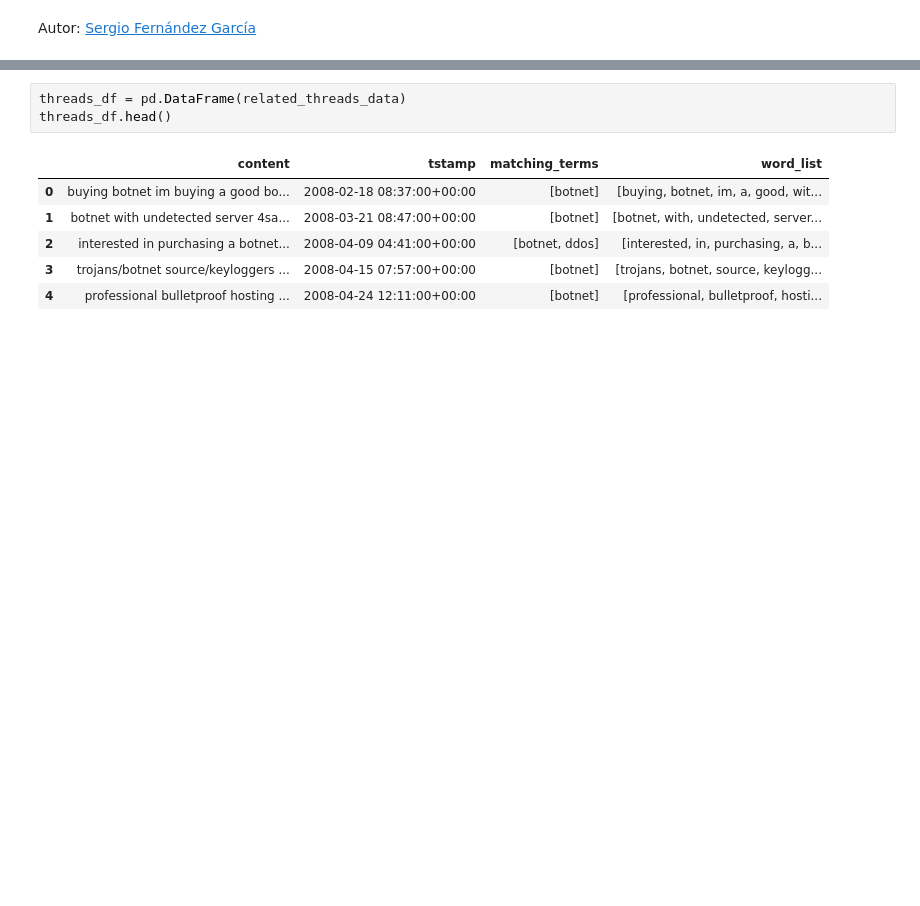
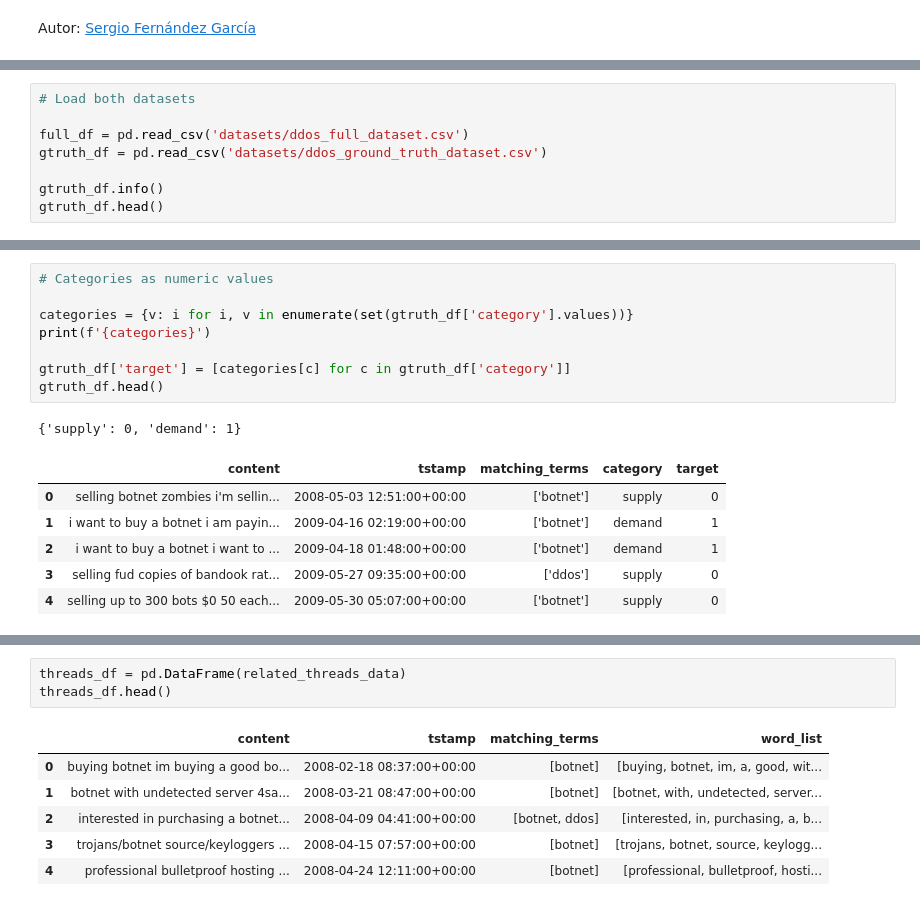
Before and after one commit to serfer2/tfm, a Jupyter notebook: notebook.ipynb, the cells around one changed output, grey strips where cells are left out. Cells and saved outputs as stored; diff of their text form; blank space fills up the shorter version.

Commit message:
Content tokenization and term freq.

```diff
--- a/notebook.ipynb
+++ b/notebook.ipynb
@@ -78,0 +42,8 @@ print(f'*** Elapsed Time ...... {end - start}')
+# %%
+# Load both datasets
+
+full_df = pd.read_csv('datasets/ddos_full_dataset.csv')
+gtruth_df = pd.read_csv('datasets/ddos_ground_truth_dataset.csv')
+
+gtruth_df.info()
+gtruth_df.head()
@@ -78,0 +68,16 @@ print(f'*** Elapsed Time ...... {end - start}')
+# %%
+# Categories as numeric values
+
+categories = {v: i for i, v in enumerate(set(gtruth_df['category'].values))}
+print(f'{categories}')
+
+gtruth_df['target'] = [categories[c] for c in gtruth_df['category']]
+gtruth_df.head()
+# %% [output]
+{'supply': 0, 'demand': 1}
+|  | content | tstamp | matching_terms | category | target |
+| 0 | selling botnet zombies i'm sellin... | 2008-05-03 12:51:00+00:00 | ['botnet'] | supply | 0 |
+| 1 | i want to buy a botnet i am payin... | 2009-04-16 02:19:00+00:00 | ['botnet'] | demand | 1 |
+| 2 | i want to buy a botnet i want to ... | 2009-04-18 01:48:00+00:00 | ['botnet'] | demand | 1 |
+| 3 | selling fud copies of bandook rat... | 2009-05-27 09:35:00+00:00 | ['ddos'] | supply | 0 |
+| 4 | selling up to 300 bots $0 50 each... | 2009-05-30 05:07:00+00:00 | ['botnet'] | supply | 0 |
```
Also changed, not shown: parts of 13 cells of this notebook, 3 other files.
